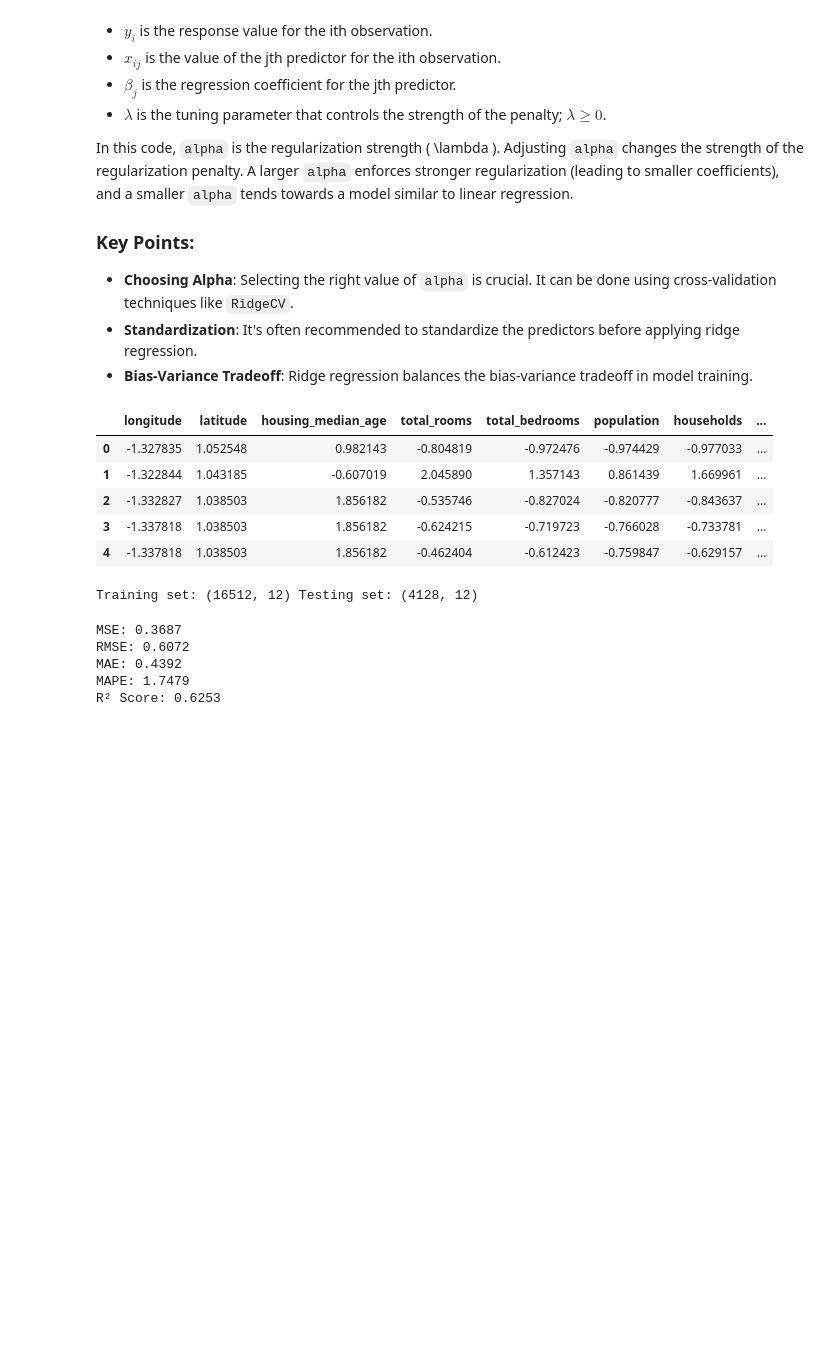
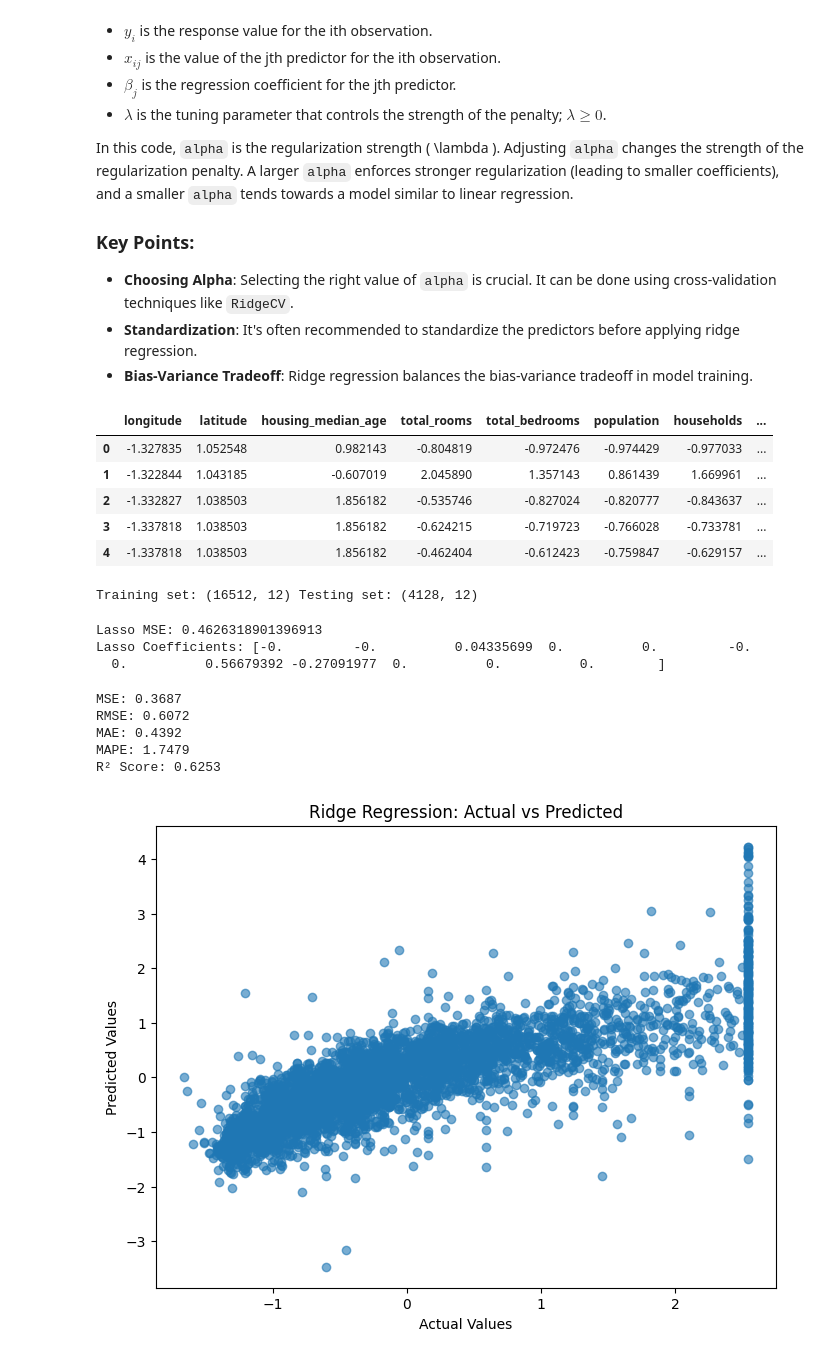
Before and after one commit to Amir-ali-anwar/AI-Learning, a Jupyter notebook: Machine learning/01_Regression/Linear Regression/03_Ridge_Regression.ipynb, the cells around one changed output. Cells and saved outputs as stored; diff of their text form; code cells hidden in the pictures; blank space fills up the shorter version.

Commit message:
Lasso Regression

```diff
--- a/Machine learning/01_Regression/Linear Regression/03_Ridge_Regression.ipynb
+++ b/Machine learning/01_Regression/Linear Regression/03_Ridge_Regression.ipynb
@@ -56,6 +57,17 @@ X_train, X_test, y_train, y_test = train_test_split(X, y, test_size=0.2, random_
 print("Training set:", X_train.shape, "Testing set:", X_test.shape)
 # %% [output]
 Training set: (16512, 12) Testing set: (4128, 12)
+# %%
+lasso = Lasso(alpha=0.1)
+lasso.fit(X_train, y_train)
+lasso_pred = lasso.predict(X_test)
+
+print("Lasso MSE:", mean_squared_error(y_test, lasso_pred))
+print("Lasso Coefficients:", lasso.coef_)
+# %% [output]
+Lasso MSE: 0.4626318901396913
+Lasso Coefficients: [-0.         -0.          0.04335699  0.          0.         -0.
+  0.          0.56679392 -0.27091977  0.          0.          0.        ]
 # %%
 # Ridge Regression
 ridge = Ridge(alpha=1.0)
@@ -81,3 +93,12 @@ RMSE: 0.6072
 MAE: 0.4392
 MAPE: 1.7479
 R² Score: 0.6253
+# %%
+plt.figure(figsize=(8,6))
+plt.scatter(y_test, y_pred, alpha=0.6)
+plt.xlabel("Actual Values")
+plt.ylabel("Predicted Values")
+plt.title("Ridge Regression: Actual vs Predicted")
+plt.show()
+# %% [output]
+[figure, added]
```
Also changed, not shown: parts of 1 cell of this notebook.
